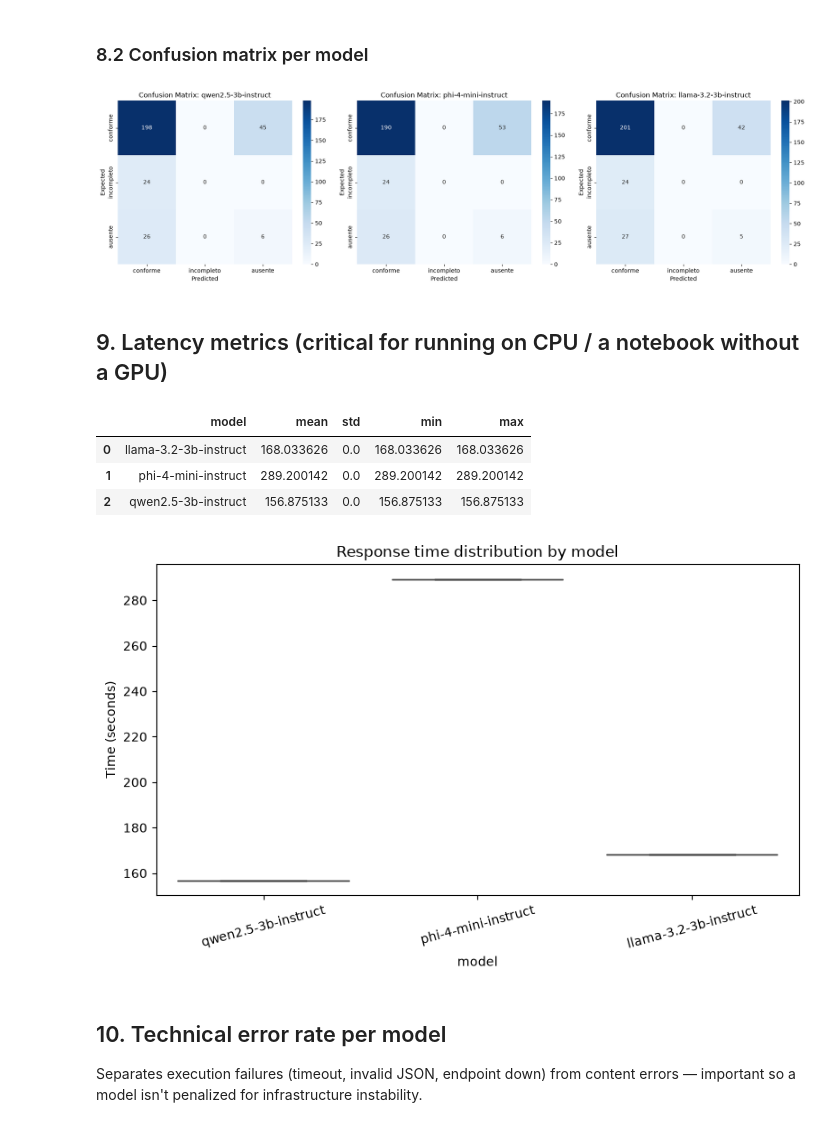
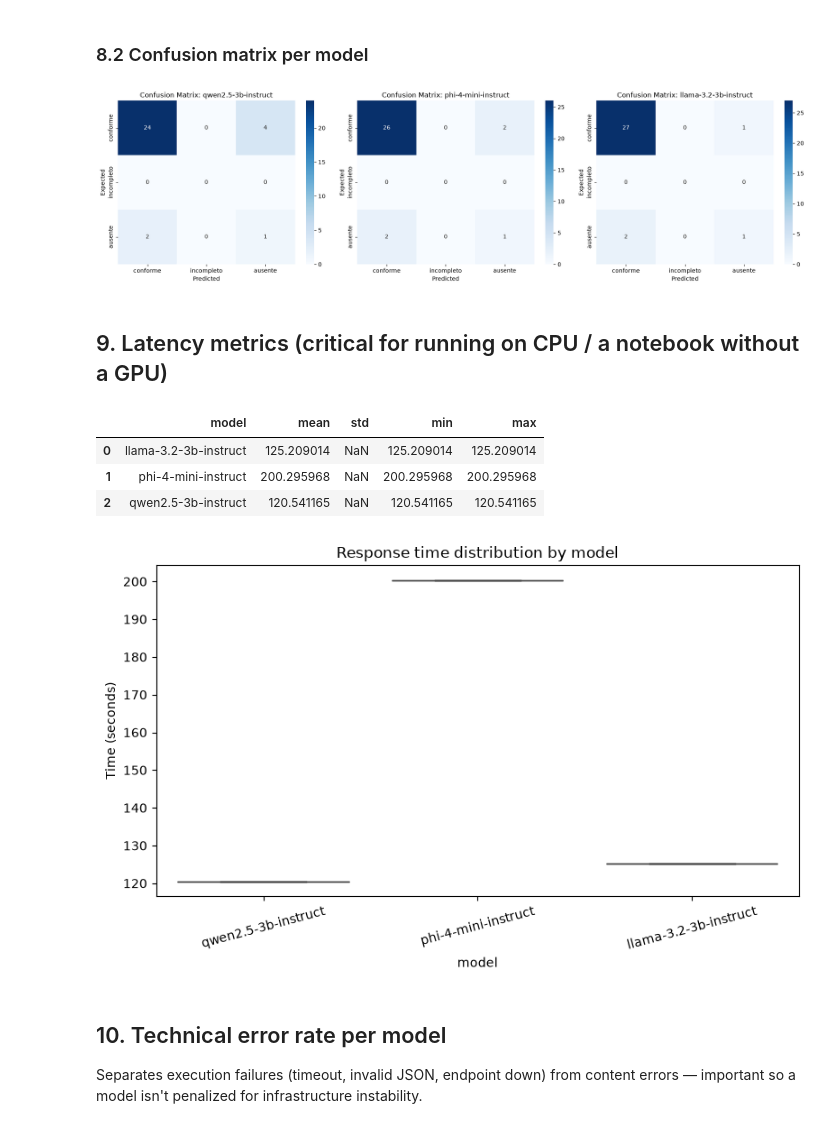
Before and after one commit to MaraLeao/Auditor-de-Qualidade-de-PEP, a Jupyter notebook: data_extract/evaluation/notebooks/avaliacao_modelos.ipynb, the cells around one changed output. Saved outputs shown, nothing was run; the diff lists cells and outputs as text; code cells hidden in the pictures.

Commit message:
fix: avaliacao_modelos notebook

```diff
--- a/data_extract/evaluation/notebooks/avaliacao_modelos.ipynb
+++ b/data_extract/evaluation/notebooks/avaliacao_modelos.ipynb
@@ -127,7 +127,7 @@ Records Parcialmente Conforme: 9
 | 3 | 20981529 | secao_b_anamnese | exame_fisico | MEDICINA | Anamnese | incompleta | Exame físico sem avaliação de ACV... | ... |
 | 4 | 20981529 | secao_c | diagnostico_cid | MEDICINA | Cirúrgico | ausente | CID do diagnóstico cirúrgico não ... | ... |
 # %%
-N_PATIENTS = 10
+N_PATIENTS = 1
 
 with open(DATA_DIR / 'prontuarios.json', encoding='utf-8') as f:
     all_records = json.load(f)
@@ -357,11 +357,6 @@ Total rows for comparison: 930
 df_ai['record'] = df_ai['record'].astype(str).str.replace('.', '', regex=False).str.strip()
 
 # Normalizes the free-text `status` into a binary label comparable to the ground truth's `expected`.
-# NOTE: this step was missing from the original notebook (it referenced a
-# `normalized_classification` column with no code that produced it) — the
-# mapping below is a reasonable default based on the status wording described
-# in extract_ai_info's docstring. Double-check it against your actual status
-# values and adjust the keyword rules if needed.
 def normalize_classification(status):
     if status is None:
         return 'not_applicable'
@@ -383,11 +378,31 @@ df_matched = df_ai.merge(
     how='left'
 )
 
-# Se não está no gabarito, o campo está conforme (present)
-df_matched['expected'] = df_matched['expected'].fillna('present')
 print(f"Total comparable rows (AI x ground truth): {len(df_matched)}")
 
 # Drops 'not_applicable' cases from the metrics (they are neither TP, FP, TN, nor FN)
 df_metrics = df_matched[df_matched['normalized_classification'] != 'not_applicable'].copy()
+
+# --- Ground-truth binary label ('expected'), computed once here so every downstream ---
+# --- section (8, 8.1, 8.2) reuses the same values instead of recomputing it locally. ---
+# 'result' is NaN when the (record, field) pair isn't in the gabarito at all -> conforme/present.
+# Any non-blank value ('ausente', 'incompleta', ...) -> absent.
+# NOTE: don't fillna('present') on 'result' itself before this — that would turn every
+# row non-blank and make 'expected' always 'absent' (this was the bug behind the
+# all-zero precision/recall/F1 table).
+df_metrics['expected'] = df_metrics['result'].fillna('').apply(
+    lambda x: 'absent' if str(x).strip() != '' else 'present'
+)
+
+# 'expected_presence' collapses 'incompleta' failures into 'present' (a field that's
+# incomplete is still present, just not fully compliant).
+df_metrics['expected_presence'] = df_metrics['expected'].copy()
+mask_incompleto = (
+    df_metrics['description missing']
+    .fillna('')
+    .str.contains('incompleta|incompleto|prazo', case=False, na=False)
+)
+df_metrics.loc[mask_incompleto, 'expected_presence'] = 'present'
+
 df_metrics.head(10)
 # %% [output]
@@ -447,13 +485,9 @@ field_summary = []
 
 for model in ALL_MODELS:
     for field in df_metrics['field'].unique():
-        subset = df_metrics[(df_metrics['model'] == model) & (df_metrics['field'] == field)].copy()
+        subset = df_metrics[(df_metrics['model'] == model) & (df_metrics['field'] == field)]
         if len(subset) == 0:
             continue
-
-        subset['expected_presence'] = subset['expected'].copy()
-        mask_incompleto = subset['failure_description'].fillna('').str.contains('incompleta|incompleto|prazo', case=False)
-        subset.loc[mask_incompleto, 'expected_presence'] = 'present'
 
         y_true_audit = subset['expected']
         y_true_presence = subset['expected_presence']
@@ -543,7 +579,7 @@ plt.show()
 def get_expected_3way(row):
     if row['expected'] == 'present':
         return 'conforme'
-    desc = str(row['failure_description']).lower()
+    desc = str(row['description missing']).lower()
     if 'incomplet' in desc or 'prazo' in desc:
         return 'incompleto'
     return 'ausente'
@@ -563,34 +599,34 @@ def get_predicted_3way(row):
 
 df_metrics['predicted_3way'] = df_metrics.apply(get_predicted_3way, axis=1)
 
 # Lista das 3 classes na ordem correta
 labels_3way = ['conforme', 'incompleto', 'ausente']
 
 fig, axes = plt.subplots(1, len(ALL_MODELS), figsize=(6 * len(ALL_MODELS), 5))
 if len(ALL_MODELS) == 1:
     axes = [axes]
 
 for i, model in enumerate(ALL_MODELS):
     subset = df_metrics[df_metrics['model'] == model]
 
     if len(subset) == 0:
         continue
 
     y_true = subset['expected_3way']
     y_pred = subset['predicted_3way']
 
     cm = confusion_matrix(y_true, y_pred, labels=labels_3way)
 
     sns.heatmap(cm, annot=True, fmt='d', cmap='Blues', ax=axes[i],
                 xticklabels=labels_3way, yticklabels=labels_3way)
     axes[i].set_title(f"Confusion Matrix: {model}")
     axes[i].set_xlabel("Predicted")
     axes[i].set_ylabel("Expected")
 
 plt.tight_layout()
 plt.show()
 # %% [output]
-[figure, old version]
+[figure, new version]
 # %% [markdown]
 ## 9. Latency metrics (critical for running on CPU / a notebook without a GPU)
 # %%
@@ -607,9 +643,9 @@ latency_summary.to_csv(RESULTS_DIR / 'latency_metrics.csv', index=False)
 latency_summary
 # %% [output]
 |  | model | mean | std | min | max |
-| 0 | llama-3.2-3b-instruct | 168.033626 | 0.0 | 168.033626 | 168.033626 |
-| 1 | phi-4-mini-instruct | 289.200142 | 0.0 | 289.200142 | 289.200142 |
-| 2 | qwen2.5-3b-instruct | 156.875133 | 0.0 | 156.875133 | 156.875133 |
+| 0 | llama-3.2-3b-instruct | 125.209014 | NaN | 125.209014 | 125.209014 |
+| 1 | phi-4-mini-instruct | 200.295968 | NaN | 200.295968 | 200.295968 |
+| 2 | qwen2.5-3b-instruct | 120.541165 | NaN | 120.541165 | 120.541165 |
 # %%
 plt.figure(figsize=(8, 5))
 sns.boxplot(data=df_times, x='model', y='time_seconds')
@@ -620,7 +656,7 @@ plt.tight_layout()
 plt.savefig(RESULTS_DIR / 'latency_boxplot.png', dpi=150)
 plt.show()
 # %% [output]
-[figure, old version]
+[figure, new version]
 # %% [markdown]
 ## 10. Technical error rate per model
 
```
Also changed, not shown: parts of 11 cells of this notebook.
